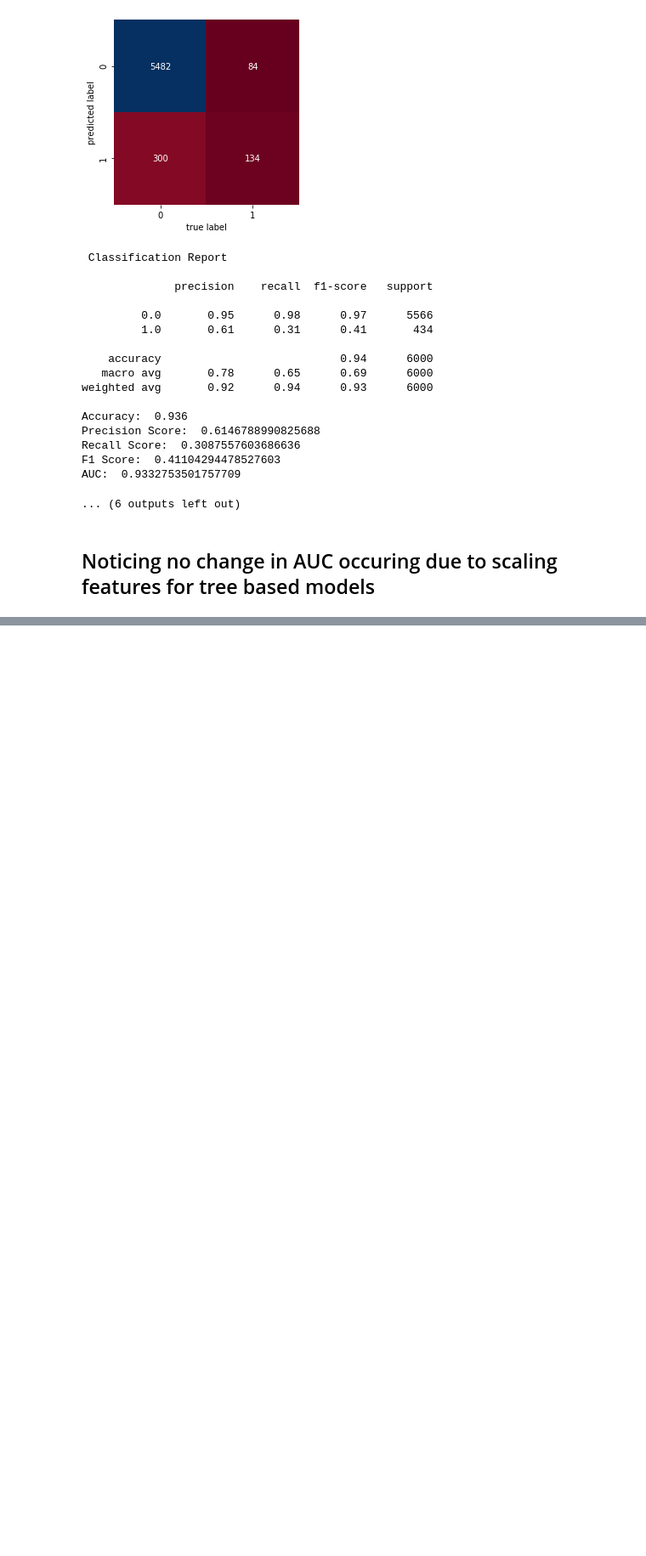
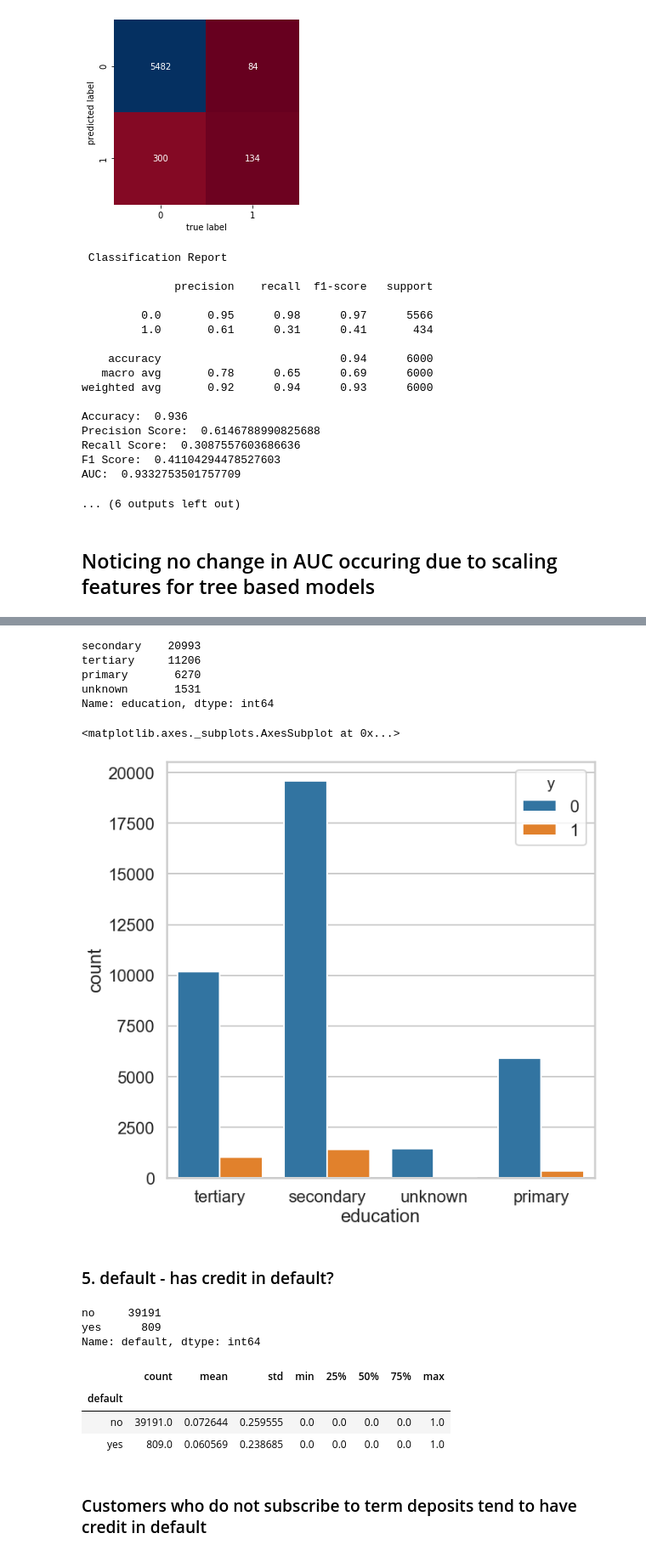
Before and after one commit to ksurasura/bCpQh6CkjWdOVOcx, a Jupyter notebook: term deposit marketing - analysis.ipynb, the cells around one changed output, grey strips where cells are left out. Shown at 85% size. Saved outputs shown, nothing was run; the diff lists cells and outputs as text; code cells hidden in the pictures; blank space fills up the shorter version.

```diff
--- a/term deposit marketing - analysis.ipynb
+++ b/term deposit marketing - analysis.ipynb
@@ -535,0 +730,30 @@ AUC:  0.9332753501757709
+# %%
+d.education.value_counts()
+# %% [output]
+secondary    20993
+tertiary     11206
+primary       6270
+unknown       1531
+Name: education, dtype: int64
+# %%
+sns.countplot(x='education', hue='y', data=d)
+# %% [output]
+<matplotlib.axes._subplots.AxesSubplot at 0x...>
+[figure, added]
+# %% [markdown]
+### 5. default - has credit in default?
+# %%
+d.default.value_counts()
+# %% [output]
+no     39191
+yes      809
+Name: default, dtype: int64
+# %%
+d.groupby('default')['y'].describe()
+# %% [output]
+|  | count | mean | std | min | 25% | 50% | 75% | max |
+| default |  |  |  |  |  |  |  |  |
+| no | 39191.0 | 0.072644 | 0.259555 | 0.0 | 0.0 | 0.0 | 0.0 | 1.0 |
+| yes | 809.0 | 0.060569 | 0.238685 | 0.0 | 0.0 | 0.0 | 0.0 | 1.0 |
+# %% [markdown]
+### Customers who do not subscribe to term deposits tend to have credit in default
```
Also changed, not shown: parts of 64 cells of this notebook.
